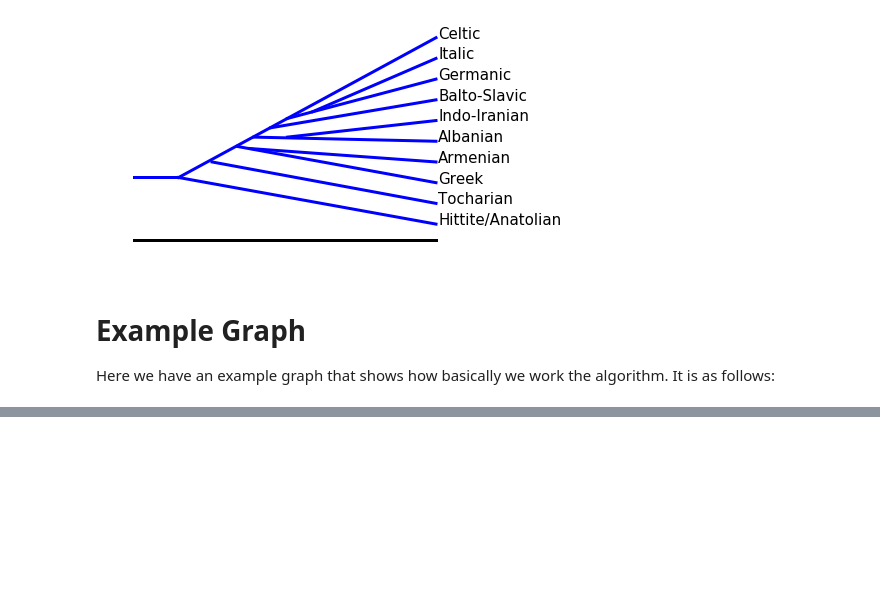
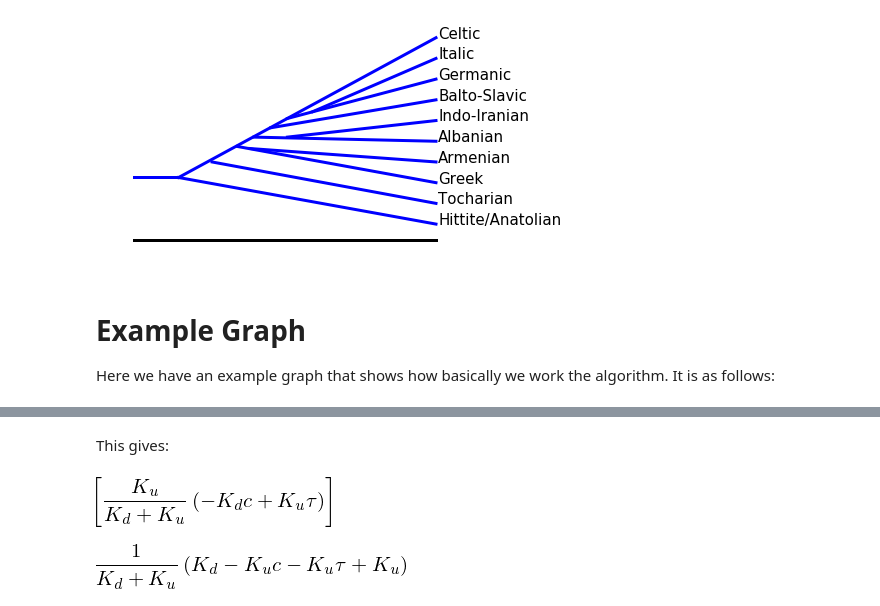
Before and after one commit to mbaker21231/InstEvo, a Jupyter notebook: Writeup/AgeArea/ArticleGraph.ipynb, the cells around one changed output, grey strips where cells are left out. Drawn from its saved outputs; the diff is of its cells as text; code cells hidden in the pictures; blank space fills up the shorter version.

```diff
--- a/Writeup/AgeArea/ArticleGraph.ipynb
+++ b/Writeup/AgeArea/ArticleGraph.ipynb
@@ -714,0 +768,2 @@ fig1.savefig('AncillaryFiles\\algofig.eps', format='eps', dpi=1000, bbox_inches=
+# %%
+p, tau, K_u, K_d, rho, c = symbols('p tau K_u K_d rho c')
@@ -714,0 +781,14 @@ fig1.savefig('AncillaryFiles\\algofig.eps', format='eps', dpi=1000, bbox_inches=
+# %% [markdown]
+This gives:
+# %%
+eqcond=1 - (tau*K_u-p)/K_d-((1-p/K_u)-c)
+# %%
+psta = solve(eqcond,p)
+# %%
+psta
+# %% [output]
+[figure, added]
+# %%
+u1.subs({p: psta[0]}).simplify()
+# %% [output]
+[figure, added]
```
Also changed, not shown: parts of 11 cells of this notebook, 14 other files.
